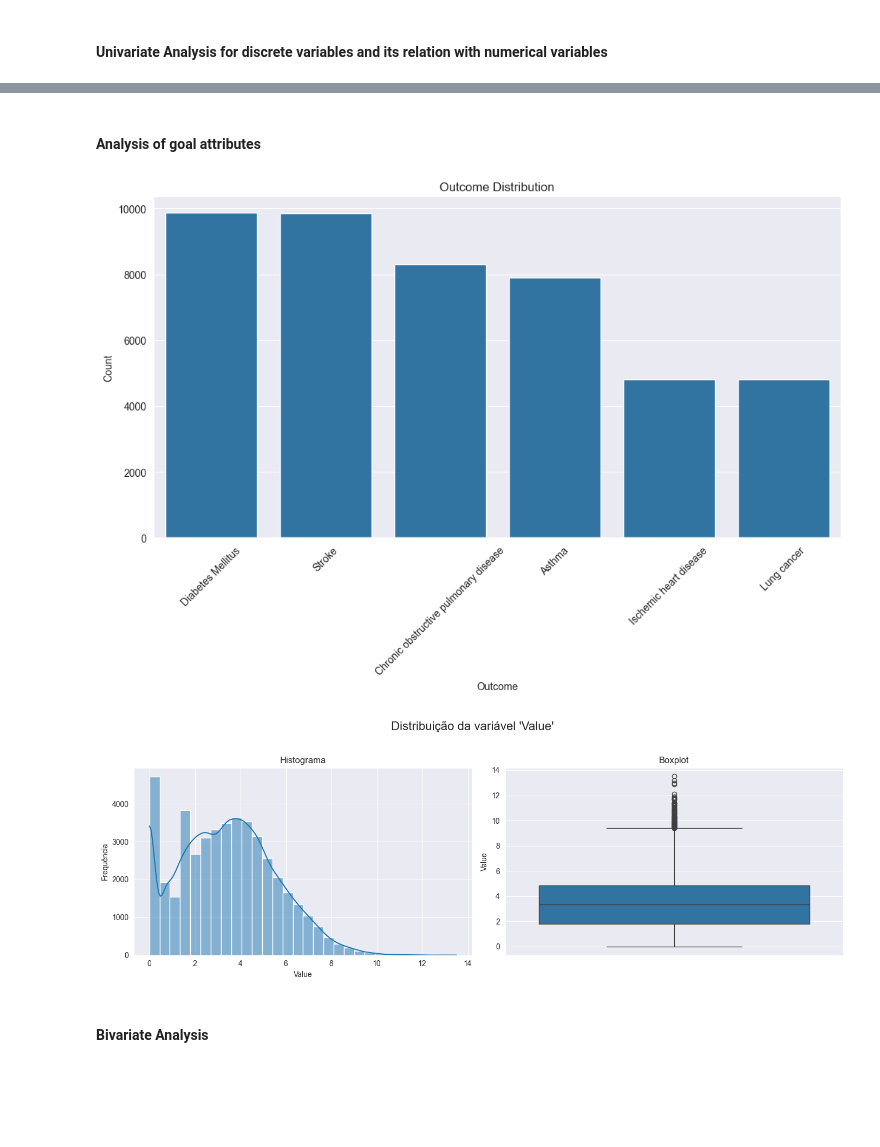
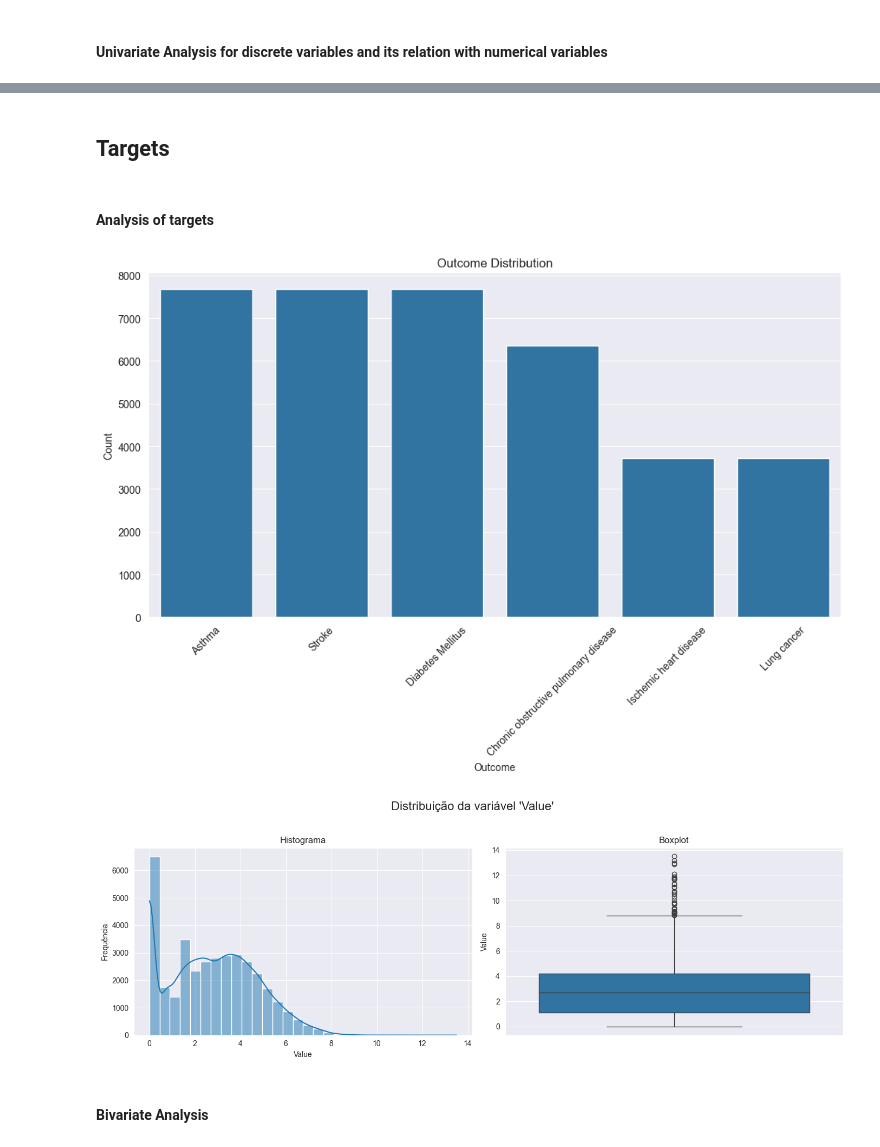
Before and after one commit to 1221715JorgeCruz/ANADI_MFC_3NA_1221715_1191843_1100719, a Jupyter notebook: trabalho_pratico_02/Airpol_project.ipynb, the cells around one changed output, grey strips where cells are left out. Drawn from its saved outputs; the diff is of its cells as text; code cells hidden in the pictures; blank space fills up the shorter version.

```diff
--- a/trabalho_pratico_02/Airpol_project.ipynb
+++ b/trabalho_pratico_02/Airpol_project.ipynb
@@ -31,9 +31,14 @@ toDrop = ['Unnamed: 8', 'Unnamed: 9', 'Unnamed: 10',
 
 df.drop(columns=toDrop, axis=1, inplace = True)
 
-print(f"Shape before deleting duplicates {df.shape}")
-df = df.drop_duplicates()
-print(f"Shape after deleting duplicates {df.shape}")
+df = df[
+    (df['Country'] != "All countries") &
+    (df['NUTS_Code'].str.len() >= 5)
+]
+
+to_cast = ['Affected_Population', 'Populated_Area[km2]', 'Air_Pollution_Average[ug/m3]', 'Value']
+for col in to_cast:
+    df[col] = df[col].str.replace(',', '.', regex=False).astype(float)
 
 df.describe()
 # %% [output]
@@ -54,4 +53,0 @@ print(predictors)
-# %%
-numeric_columns = ['Affected_Population', 'Populated_Area[km2]', 'Air_Pollution_Average[ug/m3]']
-for col in numeric_columns:
-    df[col] = df[col].str.replace(',', '.', regex=False).astype(float)
@@ -58,14 +56,16 @@ for col in numeric_columns:
 # %% [markdown]
 #### Univariate Analysis for numerical variables
 # %%
+numeric_pred = ['Affected_Population', 'Populated_Area[km2]', 'Air_Pollution_Average[ug/m3]']
+
 df_log = df.copy()
 
-for col in numeric_columns:
+for col in numeric_pred:
     df_log[col] = np.log1p(df_log[col])
 
-fig, axe = plt.subplots(nrows = len(numeric_columns), ncols = 2, figsize = (12, 3*len(numeric_columns)))
+fig, axe = plt.subplots(nrows = len(numeric_pred), ncols = 2, figsize = (12, 3*len(numeric_pred)))
 fig.suptitle('Histograms and Boxplots for numerical variables (Log-Transformed)', fontsize=16)
-for i, column in enumerate(numeric_columns):
+for i, column in enumerate(numeric_pred):
     sns.histplot(df_log[column], ax=axe[i, 0], kde=True)
     axe[i, 0].set_title(f"Histogram of {column}")
     axe[i, 0].set_xlabel(column)
@@ -117,38 +117,38 @@ for value in numeric_columns:
+# %% [markdown]
+## Targets
 # %% [markdown]
-#### Analysis of goal attributes
+#### Analysis of targets
 # %%
 #Outcome
 plt.figure(figsize=(12, 6))
 sns.countplot(data=df, x='Outcome', order=df['Outcome'].value_counts().index)
 plt.title("Outcome Distribution")
 plt.xlabel("Outcome")
 plt.ylabel("Count")
 plt.xticks(rotation=45)
 plt.show()
+
+df_log['log_Value'] = np.log1p(df_log['Value'])
+
+fig, axes = plt.subplots(nrows=1, ncols=2, figsize=(14, 5))
+fig.suptitle("Distribuição da variável 'Value'", fontsize=16)
+
+# Histograma
+sns.histplot(df_log['log_Value'], kde=True, bins=30, ax=axes[0])
+axes[0].set_title("Histograma")
+axes[0].set_xlabel("Value")
+axes[0].set_ylabel("Frequência")
+
+# Boxplot com escala logarítmica
+sns.boxplot(y=df_log['log_Value'], ax=axes[1])
+axes[1].set_title("Boxplot")
+axes[1].set_ylabel("Value")
+
+plt.tight_layout(rect=[0, 0, 1, 0.95])
+plt.show()
 # %% [output]
-[figure, old version]
+[figure, new version]
+[figure, added]
-# %%
-df_log['Value'] = df_log['Value'].str.replace(',', '.', regex=False).astype(float)
-df_log['Value'] = np.log1p(df_log['Value'])
-
-fig, axes = plt.subplots(nrows=1, ncols=2, figsize=(14, 5))
-fig.suptitle("Distribuição da variável 'Value'", fontsize=16)
-
-# Histograma
-sns.histplot(df_log['Value'], kde=True, bins=30, ax=axes[0])
-axes[0].set_title("Histograma")
-axes[0].set_xlabel("Value")
-axes[0].set_ylabel("Frequência")
-
-# Boxplot com escala logarítmica
-sns.boxplot(y=df_log['Value'], ax=axes[1])
-axes[1].set_title("Boxplot")
-axes[1].set_ylabel("Value")
-
-plt.tight_layout(rect=[0, 0, 1, 0.95])
-plt.show()
-# %% [output]
-[figure, removed]
 # %% [markdown]
 #### Bivariate Analysis
 # %%
```
Also changed, not shown: parts of 11 cells of this notebook.
